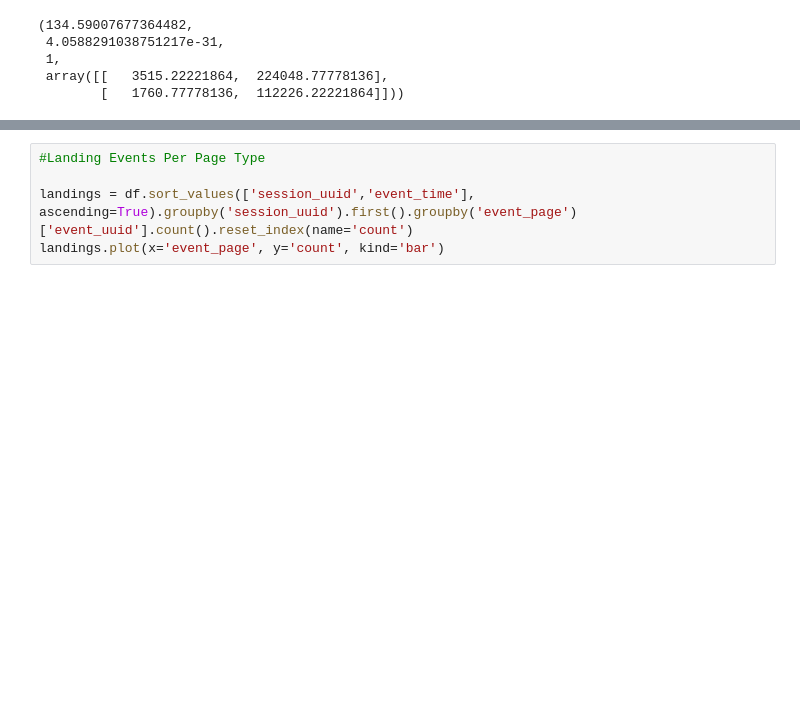
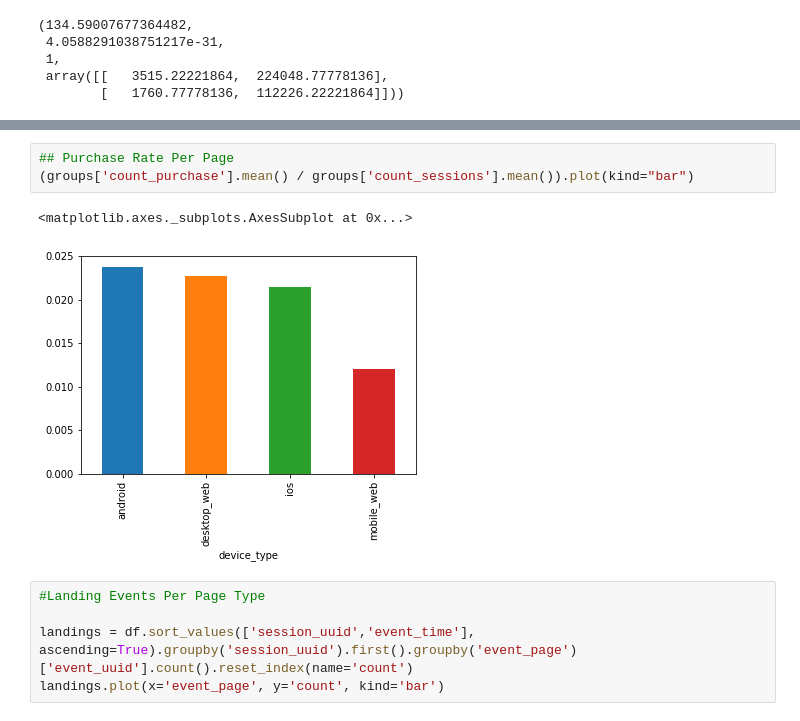
Before and after one commit to d43pan/nanodegree-data-products-course-3, a Jupyter notebook: dpmnd_c3_solutions.ipynb, the cells around one changed output, grey strips where cells are left out. Saved outputs shown, nothing was run; the diff lists cells and outputs as text; blank space fills up the shorter version.

```diff
--- a/dpmnd_c3_solutions.ipynb
+++ b/dpmnd_c3_solutions.ipynb
@@ -368,3 +388,9 @@ by_device_conversion.plot(kind="bar")
+# %%
+## Purchase Rate Per Page
+(groups['count_purchase'].mean() / groups['count_sessions'].mean()).plot(kind="bar")
+# %% [output]
+<matplotlib.axes._subplots.AxesSubplot at 0x...>
+[figure, added]
 # %%
 #Landing Events Per Page Type
 
```
Also changed, not shown: parts of 6 cells of this notebook, 1 other file.
